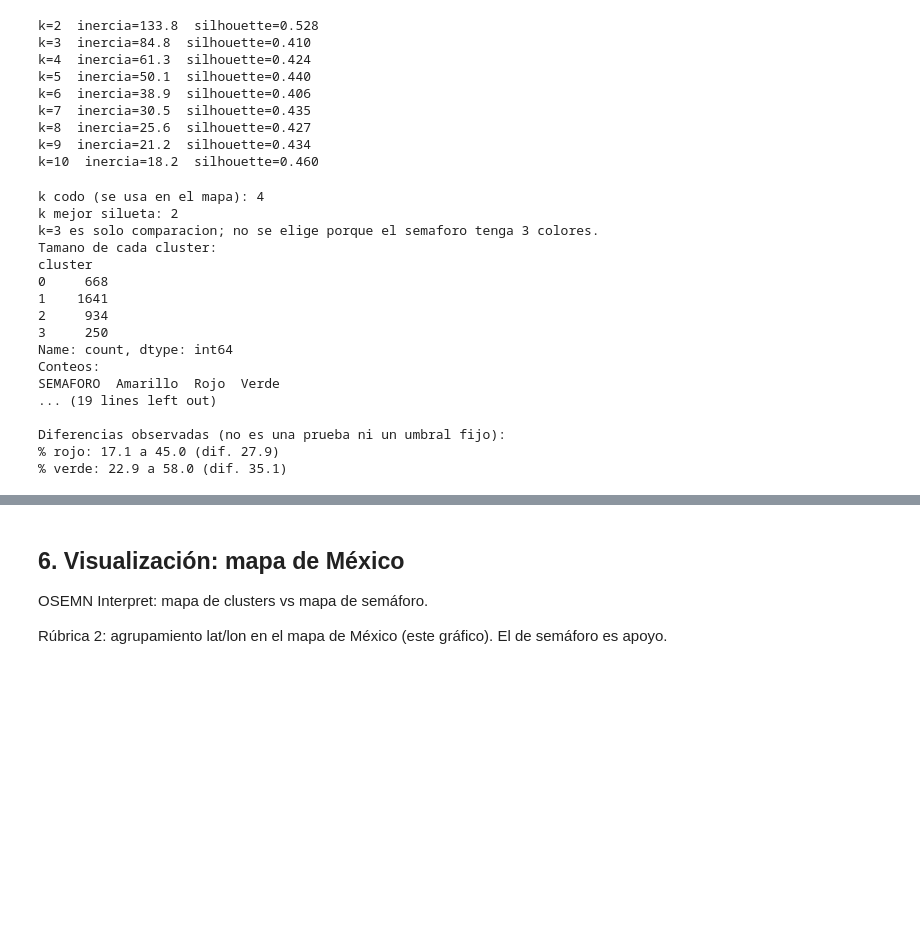
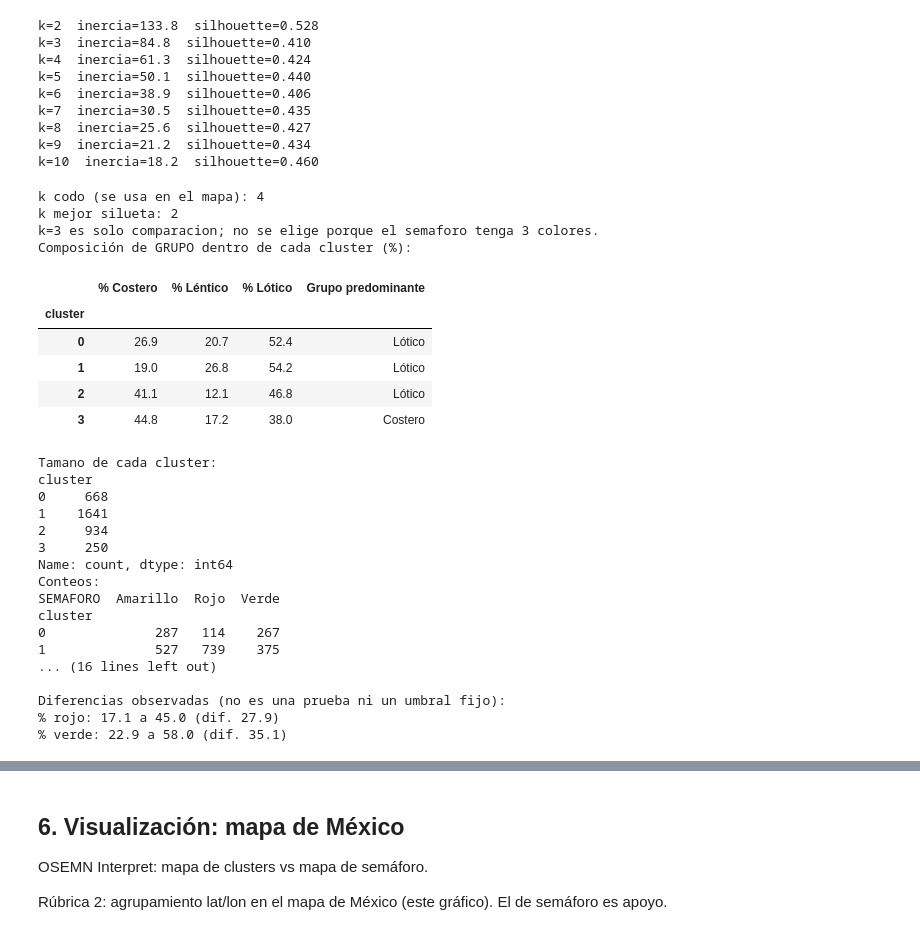
Before and after one commit to marvinjc/proyecto_final_CD, a Jupyter notebook: cd_final_proyecto.ipynb, the cells around one changed output, grey strips where cells are left out. Cells and saved outputs as stored; diff of their text form; code cells hidden in the pictures; blank space fills up the shorter version.

```diff
--- a/cd_final_proyecto.ipynb
+++ b/cd_final_proyecto.ipynb
@@ -532,46 +564,77 @@ print("k=3 es solo comparacion; no se elige porque el semaforo tenga 3 colores."
 modelo = KMeans(n_clusters=k_final, random_state=42, n_init=10)
 df["cluster"] = modelo.fit_predict(X_geo_scaled)
 centroides = geo_pipeline.named_steps["escalar"].inverse_transform(modelo.cluster_centers_)
+
+perfil_grupo_cluster = (
+    df.groupby("cluster")[columnas_grupo]
+    .mean()
+    .mul(100)
+    .round(1)
+    .rename(columns={
+        "ES_COSTERO": "% Costero",
+        "ES_LENTICO": "% Léntico",
+        "ES_LOTICO": "% Lótico",
+    })
+)
+
+perfil_grupo_cluster["Grupo predominante"] = (
+    perfil_grupo_cluster[["% Costero", "% Léntico", "% Lótico"]]
+    .idxmax(axis=1)
+    .str.replace("% ", "", regex=False)
+)
+
+print("Composición de GRUPO dentro de cada cluster (%):")
+display(perfil_grupo_cluster)
 
 print("Tamano de cada cluster:")
 print(df["cluster"].value_counts().sort_index())
 print("Conteos:")
 print(pd.crosstab(df["cluster"], df[Y]))
 print("Porcentaje dentro de cada cluster:")
 pct = pd.crosstab(df["cluster"], df[Y], normalize="index").mul(100).round(1)
 print(pct)
 
 print("\nComparacion k=3 (referencia):")
 print(pd.crosstab(
     KMeans(n_clusters=3, random_state=42, n_init=10).fit_predict(X_geo_scaled),
     df[Y],
     normalize="index",
 ).mul(100).round(1))
 
 print("\nDiferencias observadas (no es una prueba ni un umbral fijo):")
 print(
     f"% rojo: {pct['Rojo'].min():.1f} a {pct['Rojo'].max():.1f} "
     f"(dif. {pct['Rojo'].max() - pct['Rojo'].min():.1f})"
 )
 print(
     f"% verde: {pct['Verde'].min():.1f} a {pct['Verde'].max():.1f} "
     f"(dif. {pct['Verde'].max() - pct['Verde'].min():.1f})"
 )
 # %% [output]
 k codo (se usa en el mapa): 4
 k mejor silueta: 2
 k=3 es solo comparacion; no se elige porque el semaforo tenga 3 colores.
-Tamano de cada cluster:
-cluster
-0     668
-1    1641
-2     934
-3     250
-Name: count, dtype: int64
-Conteos:
-SEMAFORO  Amarillo  Rojo  Verde
-... (19 lines left out)
-
-Diferencias observadas (no es una prueba ni un umbral fijo):
-% rojo: 17.1 a 45.0 (dif. 27.9)
-% verde: 22.9 a 58.0 (dif. 35.1)
+Composición de GRUPO dentro de cada cluster (%):
+|  | % Costero | % Léntico | % Lótico | Grupo predominante |
+| cluster |  |  |  |  |
+| 0 | 26.9 | 20.7 | 52.4 | Lótico |
+| 1 | 19.0 | 26.8 | 54.2 | Lótico |
+| 2 | 41.1 | 12.1 | 46.8 | Lótico |
+| 3 | 44.8 | 17.2 | 38.0 | Costero |
+Tamano de cada cluster:
+cluster
+0     668
+1    1641
+2     934
+3     250
+Name: count, dtype: int64
+Conteos:
+SEMAFORO  Amarillo  Rojo  Verde
+cluster
+0              287   114    267
+1              527   739    375
+... (16 lines left out)
+
+Diferencias observadas (no es una prueba ni un umbral fijo):
+% rojo: 17.1 a 45.0 (dif. 27.9)
+% verde: 22.9 a 58.0 (dif. 35.1)
```
Also changed, not shown: parts of 3 cells of this notebook.
